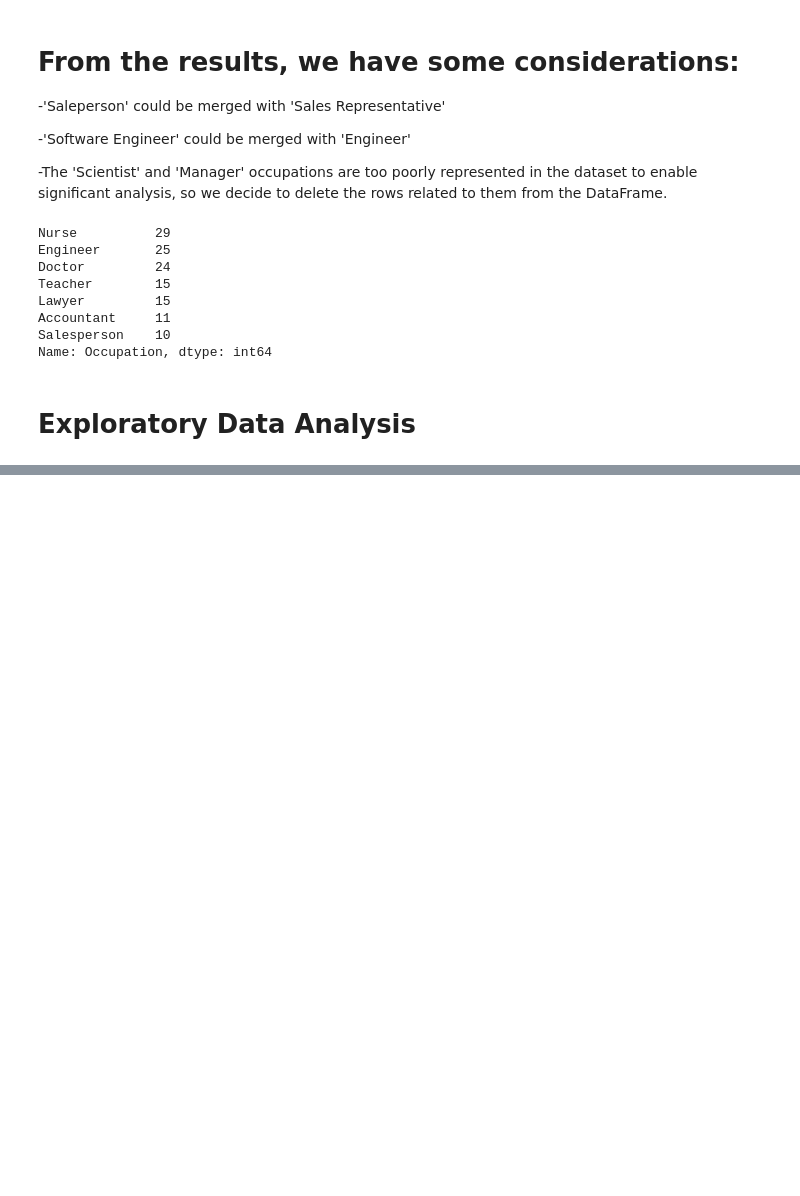
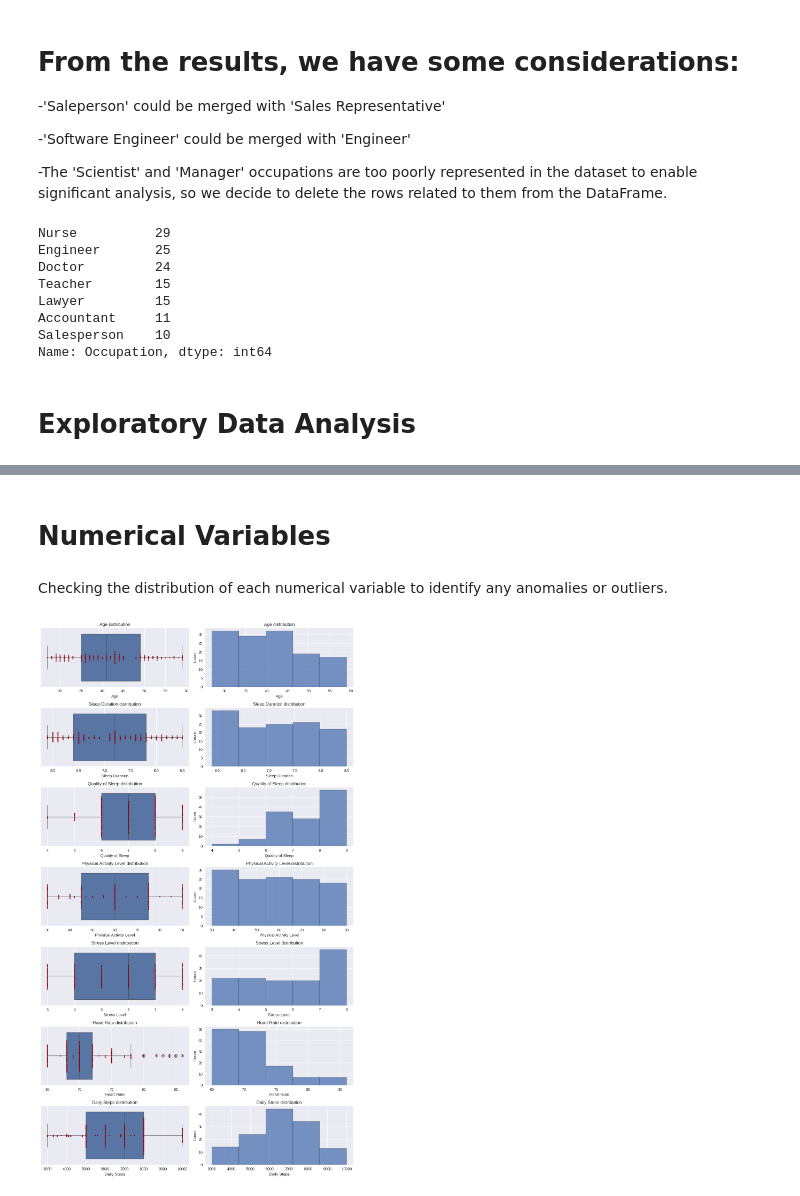
Before and after one commit to zhiweing/WID2003-INTRO-TO-DS-, a Jupyter notebook: Sleep_Health_Analysis.ipynb, the cells around one changed output, grey strips where cells are left out. Cells and saved outputs as stored; diff of their text form; code cells hidden in the pictures; blank space fills up the shorter version.

```diff
--- a/Sleep_Health_Analysis.ipynb
+++ b/Sleep_Health_Analysis.ipynb
@@ -235,0 +267,32 @@ Name: Occupation, dtype: int64
+# %% [markdown]
+# **Numerical Variables**
+# %% [markdown]
+Checking the distribution of each numerical variable to identify any anomalies or outliers.
+# %%
+# List of numerical columns to plot
+num_column = ['Age', 'Sleep Duration', 'Quality of Sleep', 'Physical Activity Level', 'Stress Level', 'Heart Rate', 'Daily Steps']
+
+# Create a 7x2 subplot
+fig, axs = plt.subplots(7, 2, figsize=(12, 3 * 7))
+
+import warnings
+
+# Suppress warnings due to old Seaborn version
+warnings.simplefilter(action='ignore', category=FutureWarning)
+
+# Iterate through each numerical column
+for col in num_column:
+    # Swarmplot and boxplot on the left
+    sns.swarmplot(data=Sleep_Health_df, x=col,s=3, color='darkred', ax=axs[num_column.index(col), 0])
+    sns.boxplot(data=Sleep_Health_df, x=col, ax=axs[num_column.index(col), 0])
+    # Histogram on the right
+    sns.histplot(data=Sleep_Health_df, x=col, bins=5, ax=axs[num_column.index(col), 1])
+
+    axs[num_column.index(col), 0].set_title(col + ' distribution')
+    axs[num_column.index(col), 1].set_title(col + ' distribution')
+
+plt.tight_layout()
+# Show the plots
+plt.show()
+# %% [output]
+[figure, added]
```
Also changed, not shown: parts of 18 cells of this notebook.
